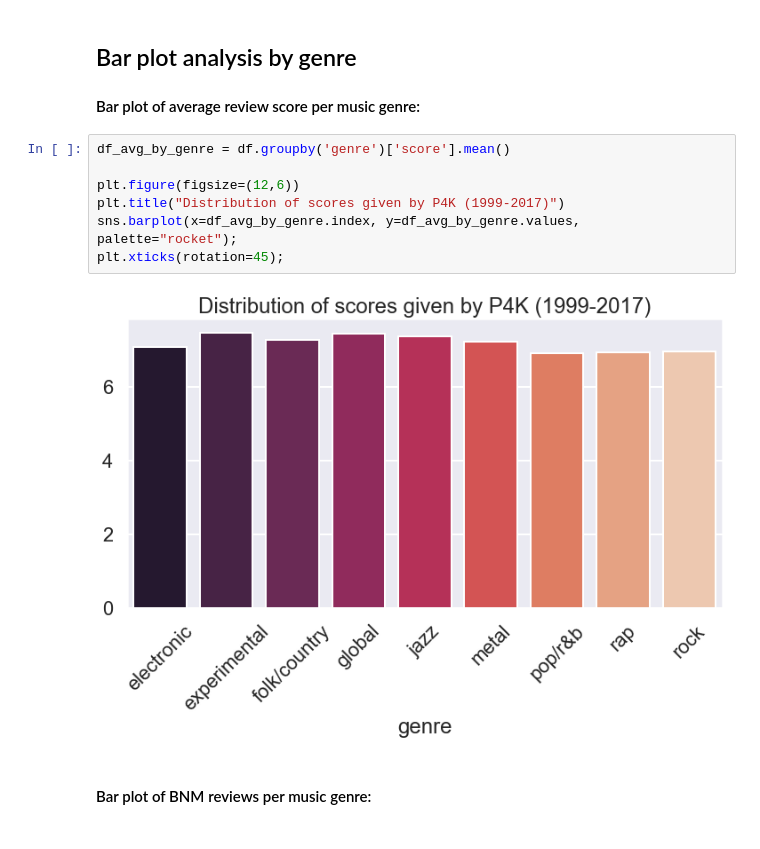
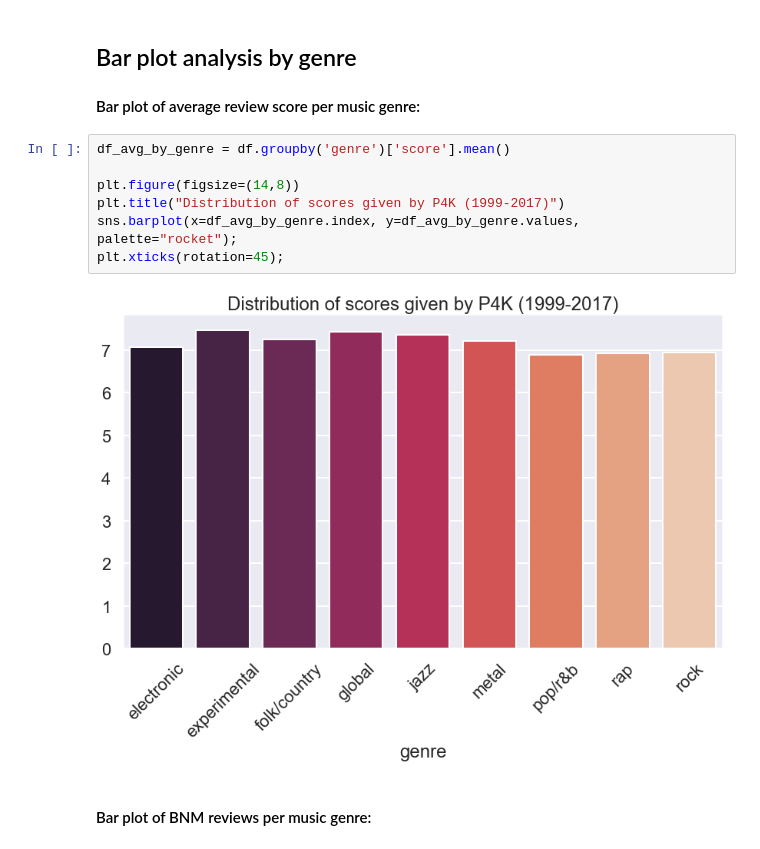
Before and after one commit to francisco3511/pitchfork-eda, a Jupyter notebook: eda_pitchfork.ipynb, the cells around one changed output. Cells and saved outputs as stored; diff of their text form.

```diff
--- a/eda_pitchfork.ipynb
+++ b/eda_pitchfork.ipynb
@@ -166,12 +166,12 @@ The evolution shows that from 2000 onwards the average scores decrease, even tho
 # %%
 df_avg_by_genre = df.groupby('genre')['score'].mean()
 
-plt.figure(figsize=(12,6))
+plt.figure(figsize=(14,8))
 plt.title("Distribution of scores given by P4K (1999-2017)")
 sns.barplot(x=df_avg_by_genre.index, y=df_avg_by_genre.values, palette="rocket");
 plt.xticks(rotation=45);
 # %% [output]
-[figure, old version]
+[figure, new version]
 # %% [markdown]
 #### Bar plot of BNM reviews per music genre:
 # %%
```
Also changed, not shown: parts of 6 cells of this notebook, 2 other files.
